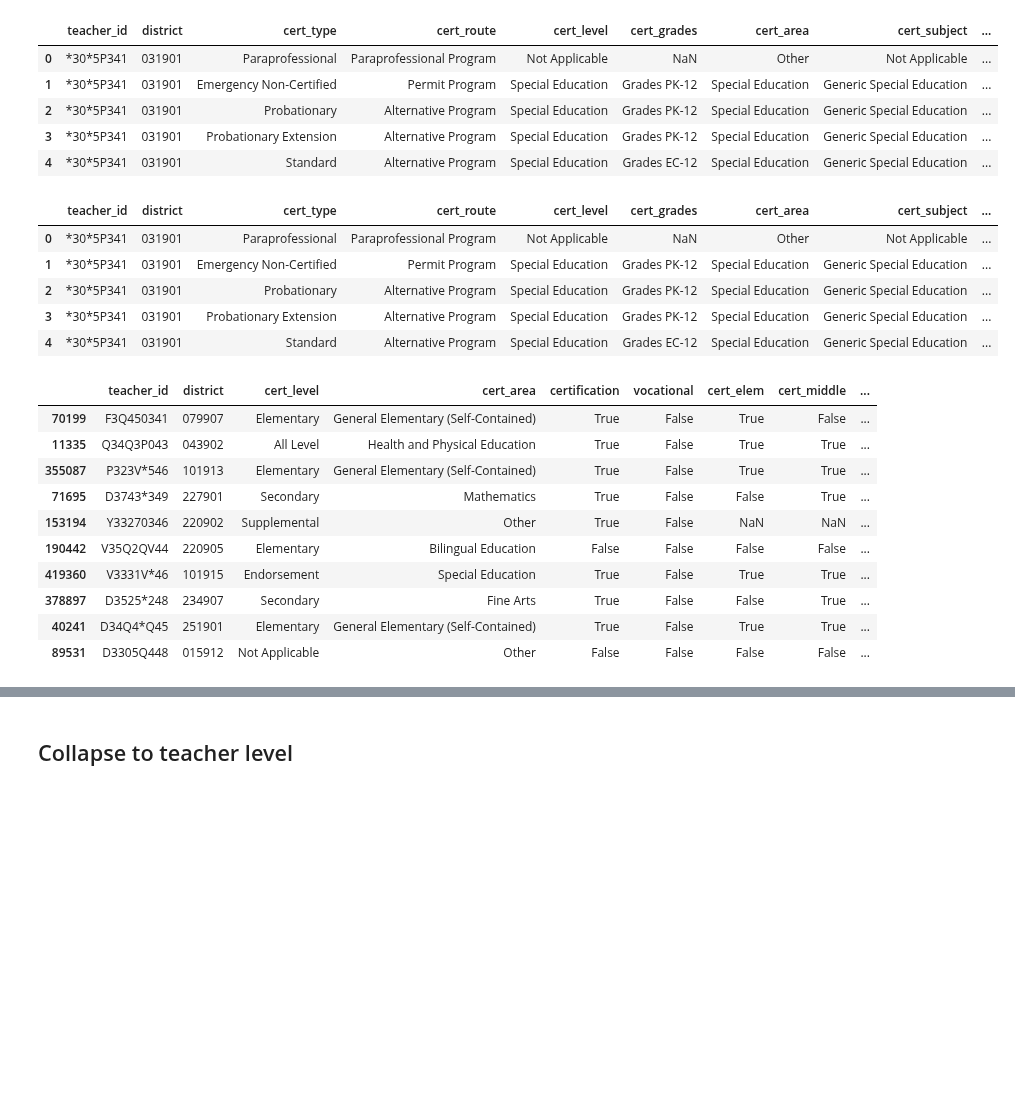
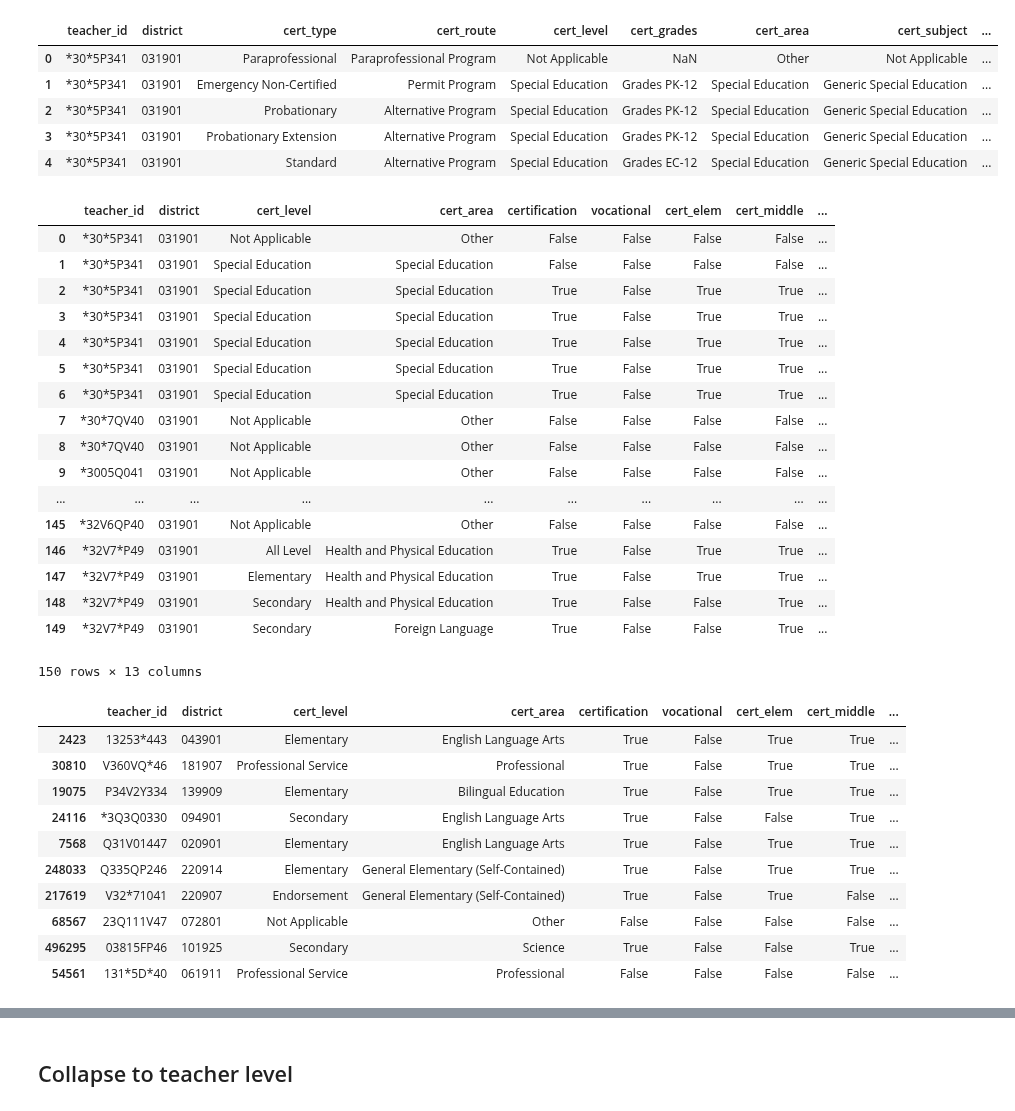
Before and after one commit to KylieLAnglin/dofis, a Jupyter notebook: data_from_tea/Check raw teacher data.ipynb, the cells around one changed output, grey strips where cells are left out. Cells and saved outputs as stored; diff of their text form; code cells hidden in the pictures; blank space fills up the shorter version.

Commit message:
Create subject certification datasets

```diff
--- a/data_from_tea/Check raw teacher data.ipynb
+++ b/data_from_tea/Check raw teacher data.ipynb
@@ -10,7 +10,7 @@ start.data_path
 # %% [output]
 '/Users/kylieleblancKylie/domino/dofis/data/'
 # %%
-year = 'yr1213'
+year = 'yr1718'
 # %% [markdown]
 # Certifications
 # %%
@@ -53,0 +74,4 @@ certification.head()
+# %%
+certification['cert_level_area'] = certification.cert_level + " - " +  certification.cert_area
+pd.set_option('display.max_rows', 200)
+certification.cert_level_area.value_counts()
@@ -96,12 +156,15 @@ grades_high = {'Grades EC-4': False, 'Grades EC-6': False,'Grades EC-12': True,
                'Grades 7-12': True,
                'Grades 8-12': True}
 certification['cert_elem'] = certification['cert_grades'].map(grades_elem)
+certification['cert_elem'] = certification.cert_elem.astype(bool)
 certification['cert_elem'] = np.where((certification.certification == False), False, certification.cert_elem) #TODO code review
 
 certification['cert_middle'] = certification['cert_grades'].map(grades_middle)
+certification['cert_middle'] = certification.cert_middle.astype(bool)
 certification['cert_middle'] = np.where((certification.certification == False), False, certification.cert_middle)
 
 certification['cert_high'] = certification['cert_grades'].map(grades_high)
+certification['cert_high'] = certification.cert_high.astype(bool)
 certification['cert_high'] = np.where((certification.certification == False), False, certification.cert_high)
 
 certification.head()
@@ -115,16 +178,28 @@ certification.head()
 # %%
 certification['cert_area_elem'] = np.where(certification['cert_area'] == "General Elementary (Self-Contained)", True, False)
 certification['cert_area_ela'] = np.where(certification['cert_area'] == "English Language Arts", True, False)
 certification['cert_area_math'] = np.where(certification['cert_area'] == "Mathematics", True, False)
 certification['cert_area_sci'] = np.where(certification['cert_area'] == "Science", True, False)
-certification.head()
+certification.head(150)
 # %% [output]
-|  | teacher_id | district | cert_type | cert_route | cert_level | cert_grades | cert_area | cert_subject | ... |
-| 0 | *30*5P341 | 031901 | Paraprofessional | Paraprofessional Program | Not Applicable | NaN | Other | Not Applicable | ... |
-| 1 | *30*5P341 | 031901 | Emergency Non-Certified | Permit Program | Special Education | Grades PK-12 | Special Education | Generic Special Education | ... |
-| 2 | *30*5P341 | 031901 | Probationary | Alternative Program | Special Education | Grades PK-12 | Special Education | Generic Special Education | ... |
-| 3 | *30*5P341 | 031901 | Probationary Extension | Alternative Program | Special Education | Grades PK-12 | Special Education | Generic Special Education | ... |
-| 4 | *30*5P341 | 031901 | Standard | Alternative Program | Special Education | Grades EC-12 | Special Education | Generic Special Education | ... |
+|  | teacher_id | district | cert_level | cert_area | certification | vocational | cert_elem | cert_middle | ... |
+| 0 | *30*5P341 | 031901 | Not Applicable | Other | False | False | False | False | ... |
+| 1 | *30*5P341 | 031901 | Special Education | Special Education | False | False | False | False | ... |
+| 2 | *30*5P341 | 031901 | Special Education | Special Education | True | False | True | True | ... |
+| 3 | *30*5P341 | 031901 | Special Education | Special Education | True | False | True | True | ... |
+| 4 | *30*5P341 | 031901 | Special Education | Special Education | True | False | True | True | ... |
+| 5 | *30*5P341 | 031901 | Special Education | Special Education | True | False | True | True | ... |
+| 6 | *30*5P341 | 031901 | Special Education | Special Education | True | False | True | True | ... |
+| 7 | *30*7QV40 | 031901 | Not Applicable | Other | False | False | False | False | ... |
+| 8 | *30*7QV40 | 031901 | Not Applicable | Other | False | False | False | False | ... |
+| 9 | *3005Q041 | 031901 | Not Applicable | Other | False | False | False | False | ... |
+| ... | ... | ... | ... | ... | ... | ... | ... | ... | ... |
+| 145 | *32V6QP40 | 031901 | Not Applicable | Other | False | False | False | False | ... |
+| 146 | *32V7*P49 | 031901 | All Level | Health and Physical Education | True | False | True | True | ... |
+| 147 | *32V7*P49 | 031901 | Elementary | Health and Physical Education | True | False | True | True | ... |
+| 148 | *32V7*P49 | 031901 | Secondary | Health and Physical Education | True | False | False | True | ... |
+| 149 | *32V7*P49 | 031901 | Secondary | Foreign Language | True | False | False | True | ... |
+150 rows × 13 columns
 # %%
 certification = certification[['teacher_id', 'district', 'cert_level', 'cert_area', 'certification', 'vocational',
                                  'cert_elem', 'cert_middle', 'cert_high',
@@ -132,13 +207,13 @@ certification = certification[['teacher_id', 'district', 'cert_level', 'cert_are
 certification.sample(n=10)
 # %% [output]
 |  | teacher_id | district | cert_level | cert_area | certification | vocational | cert_elem | cert_middle | ... |
-| 70199 | F3Q450341 | 079907 | Elementary | General Elementary (Self-Contained) | True | False | True | False | ... |
-| 11335 | Q34Q3P043 | 043902 | All Level | Health and Physical Education | True | False | True | True | ... |
-| 355087 | P323V*546 | 101913 | Elementary | General Elementary (Self-Contained) | True | False | True | True | ... |
-| 71695 | D3743*349 | 227901 | Secondary | Mathematics | True | False | False | True | ... |
-| 153194 | Y33270346 | 220902 | Supplemental | Other | True | False | NaN | NaN | ... |
-| 190442 | V35Q2QV44 | 220905 | Elementary | Bilingual Education | False | False | False | False | ... |
-| 419360 | V3331V*46 | 101915 | Endorsement | Special Education | True | False | True | True | ... |
-| 378897 | D3525*248 | 234907 | Secondary | Fine Arts | True | False | False | True | ... |
-| 40241 | D34Q4*Q45 | 251901 | Elementary | General Elementary (Self-Contained) | True | False | True | True | ... |
-| 89531 | D3305Q448 | 015912 | Not Applicable | Other | False | False | False | False | ... |
+| 2423 | 13253*443 | 043901 | Elementary | English Language Arts | True | False | True | True | ... |
+| 30810 | V360VQ*46 | 181907 | Professional Service | Professional | True | False | True | True | ... |
+| 19075 | P34V2Y334 | 139909 | Elementary | Bilingual Education | True | False | True | True | ... |
+| 24116 | *3Q3Q0330 | 094901 | Secondary | English Language Arts | True | False | False | True | ... |
+| 7568 | Q31V01447 | 020901 | Elementary | English Language Arts | True | False | True | True | ... |
+| 248033 | Q335QP246 | 220914 | Elementary | General Elementary (Self-Contained) | True | False | True | True | ... |
+| 217619 | V32*71041 | 220907 | Endorsement | General Elementary (Self-Contained) | True | False | True | False | ... |
+| 68567 | 23Q111V47 | 072801 | Not Applicable | Other | False | False | False | False | ... |
+| 496295 | 03815FP46 | 101925 | Secondary | Science | True | False | False | True | ... |
+| 54561 | 131*5D*40 | 061911 | Professional Service | Professional | False | False | False | False | ... |
```
Also changed, not shown: parts of 14 cells of this notebook, 3 other files.
